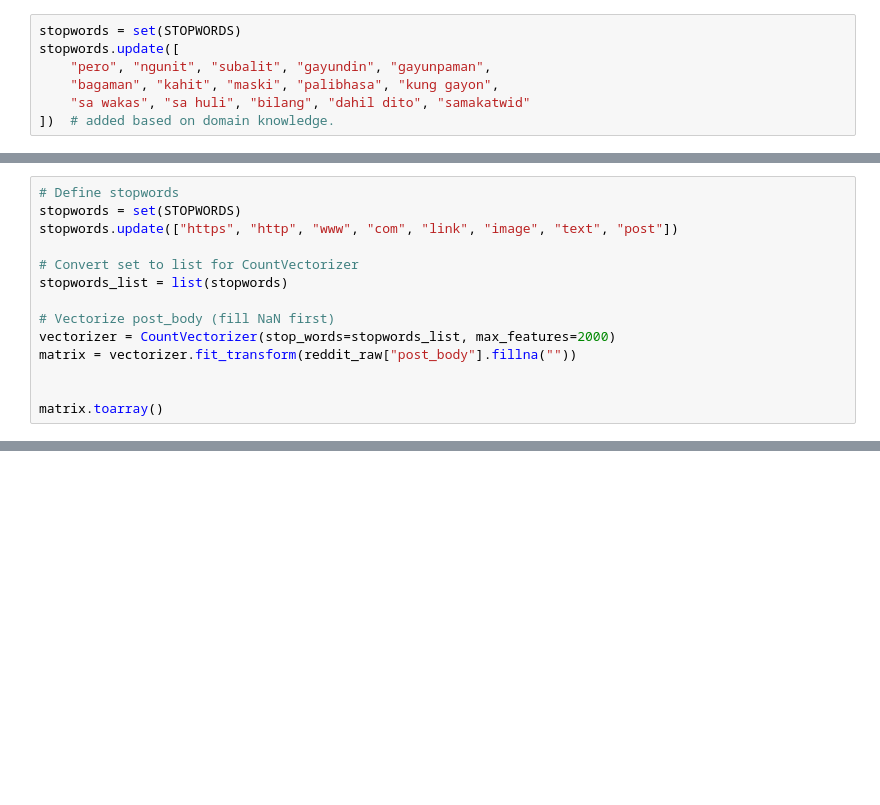
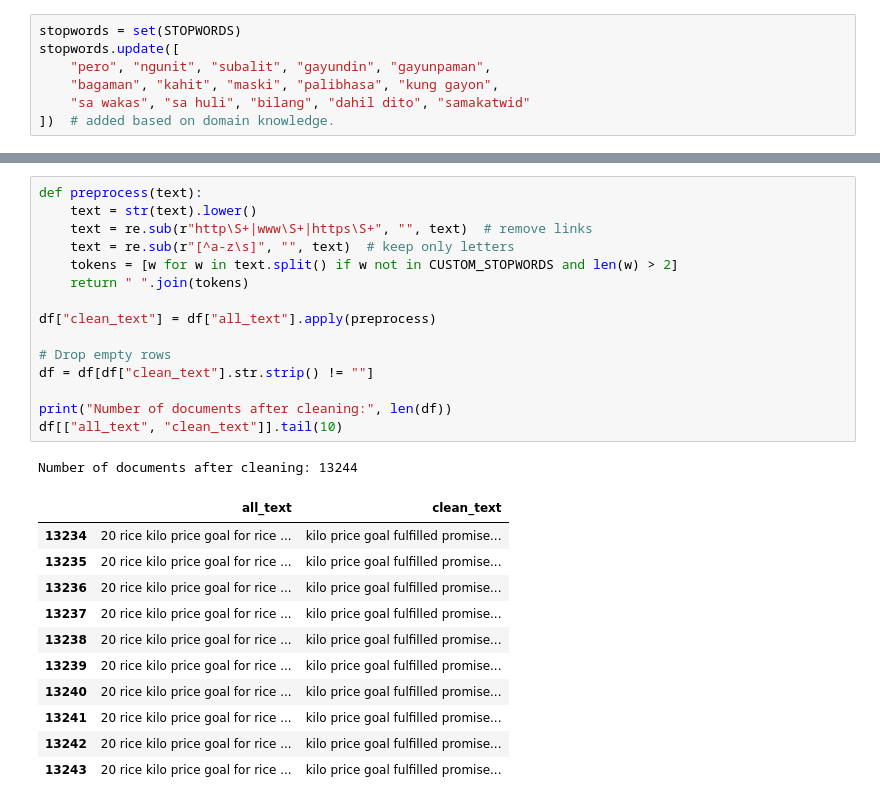
Before and after one commit to louis-uwie/philippine-agriculture-reddit-analysis, a Jupyter notebook: Binwag-FinalProject/CSCI161.03 - BINWAG, Louis III - Data Analysis Project.ipynb, the cells around one changed output, grey strips where cells are left out. Cells and saved outputs as stored; diff of their text form; blank space fills up the shorter version.

```diff
--- a/Binwag-FinalProject/CSCI161.03 - BINWAG, Louis III - Data Analysis Project.ipynb
+++ b/Binwag-FinalProject/CSCI161.03 - BINWAG, Louis III - Data Analysis Project.ipynb
@@ -358,14 +358,0 @@ plt.show()
-# %%
-# Define stopwords
-stopwords = set(STOPWORDS)
-stopwords.update(["https", "http", "www", "com", "link", "image", "text", "post"])
-
-# Convert set to list for CountVectorizer
-stopwords_list = list(stopwords)
-
-# Vectorize post_body (fill NaN first)
-vectorizer = CountVectorizer(stop_words=stopwords_list, max_features=2000)
-matrix = vectorizer.fit_transform(reddit_raw["post_body"].fillna(""))
-
-
-matrix.toarray()
@@ -488,0 +406,28 @@ Lorem ipsum dolor sit amet, consectetur adipiscing elit. Morbi scelerisque nulla
+# %%
+def preprocess(text):
+    text = str(text).lower()
+    text = re.sub(r"http\S+|www\S+|https\S+", "", text)  # remove links
+    text = re.sub(r"[^a-z\s]", "", text)  # keep only letters
+    tokens = [w for w in text.split() if w not in CUSTOM_STOPWORDS and len(w) > 2]
+    return " ".join(tokens)
+
+df["clean_text"] = df["all_text"].apply(preprocess)
+
+# Drop empty rows
+df = df[df["clean_text"].str.strip() != ""]
+
+print("Number of documents after cleaning:", len(df))
+df[["all_text", "clean_text"]].tail(10)
+# %% [output]
+Number of documents after cleaning: 13244
+|  | all_text | clean_text |
+| 13234 | 20 rice kilo price goal for rice ... | kilo price goal fulfilled promise... |
+| 13235 | 20 rice kilo price goal for rice ... | kilo price goal fulfilled promise... |
+| 13236 | 20 rice kilo price goal for rice ... | kilo price goal fulfilled promise... |
+| 13237 | 20 rice kilo price goal for rice ... | kilo price goal fulfilled promise... |
+| 13238 | 20 rice kilo price goal for rice ... | kilo price goal fulfilled promise... |
+| 13239 | 20 rice kilo price goal for rice ... | kilo price goal fulfilled promise... |
+| 13240 | 20 rice kilo price goal for rice ... | kilo price goal fulfilled promise... |
+| 13241 | 20 rice kilo price goal for rice ... | kilo price goal fulfilled promise... |
+| 13242 | 20 rice kilo price goal for rice ... | kilo price goal fulfilled promise... |
+| 13243 | 20 rice kilo price goal for rice ... | kilo price goal fulfilled promise... |
```
Also changed, not shown: parts of 27 cells of this notebook.
